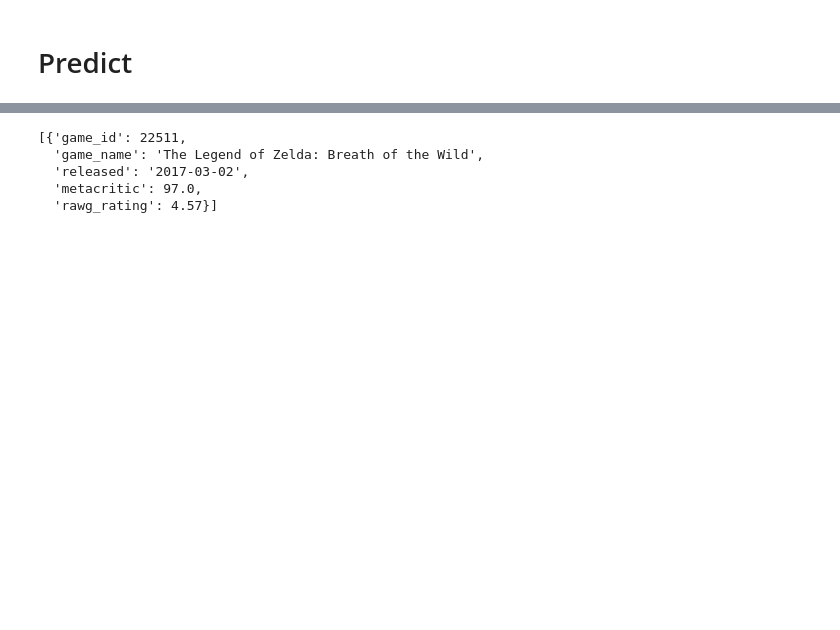
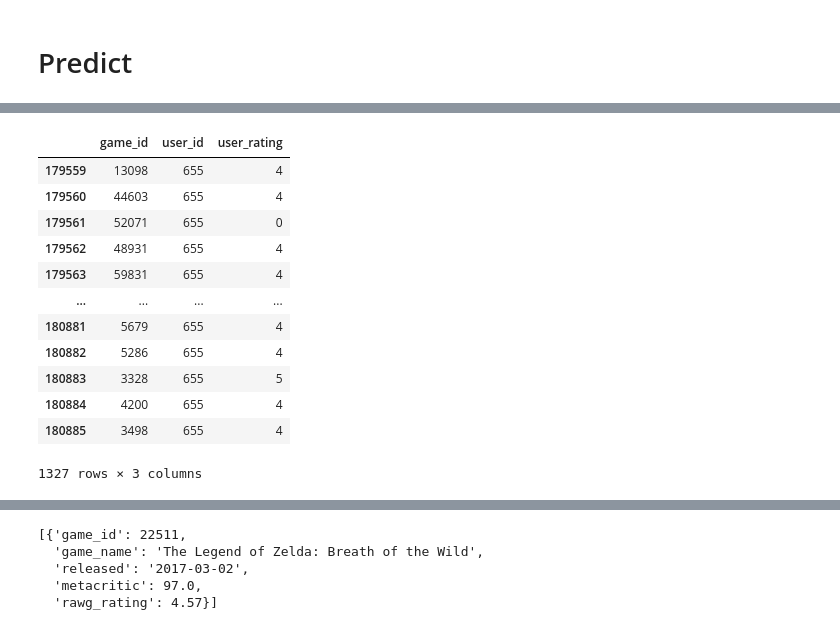
Before and after one commit to Agnes-Lain/game_one, a Jupyter notebook: notebooks/gl-rating-surprise-model-with-prediction.ipynb, the cells around one changed output, grey strips where cells are left out. Cells and saved outputs as stored; diff of their text form; code cells hidden in the pictures; blank space fills up the shorter version.

```diff
--- a/notebooks/gl-rating-surprise-model-with-prediction.ipynb
+++ b/notebooks/gl-rating-surprise-model-with-prediction.ipynb
@@ -212,4 +214,22 @@ def generate_recommendation(user_id, model, rating_df, metadata, thresh):
     #         game_id = get_game_id(game_name, metadata)
     #         print(get_game_info(game_id, metadata))
     return pred_user_filtered_w_n
+# %%
+rating_per_user = data[['game_id','user_id','user_rating']]
+rating_42 = rating_per_user[rating_per_user['user_id'] == 655]
+rating_42
+# %% [output]
+|  | game_id | user_id | user_rating |
+| 179559 | 13098 | 655 | 4 |
+| 179560 | 44603 | 655 | 4 |
+| 179561 | 52071 | 655 | 0 |
+| 179562 | 48931 | 655 | 4 |
+| 179563 | 59831 | 655 | 4 |
+| ... | ... | ... | ... |
+| 180881 | 5679 | 655 | 4 |
+| 180882 | 5286 | 655 | 4 |
+| 180883 | 3328 | 655 | 5 |
+| 180884 | 4200 | 655 | 4 |
+| 180885 | 3498 | 655 | 4 |
+1327 rows × 3 columns
 # %%
```
Also changed, not shown: parts of 6 cells of this notebook, 11 other files.
